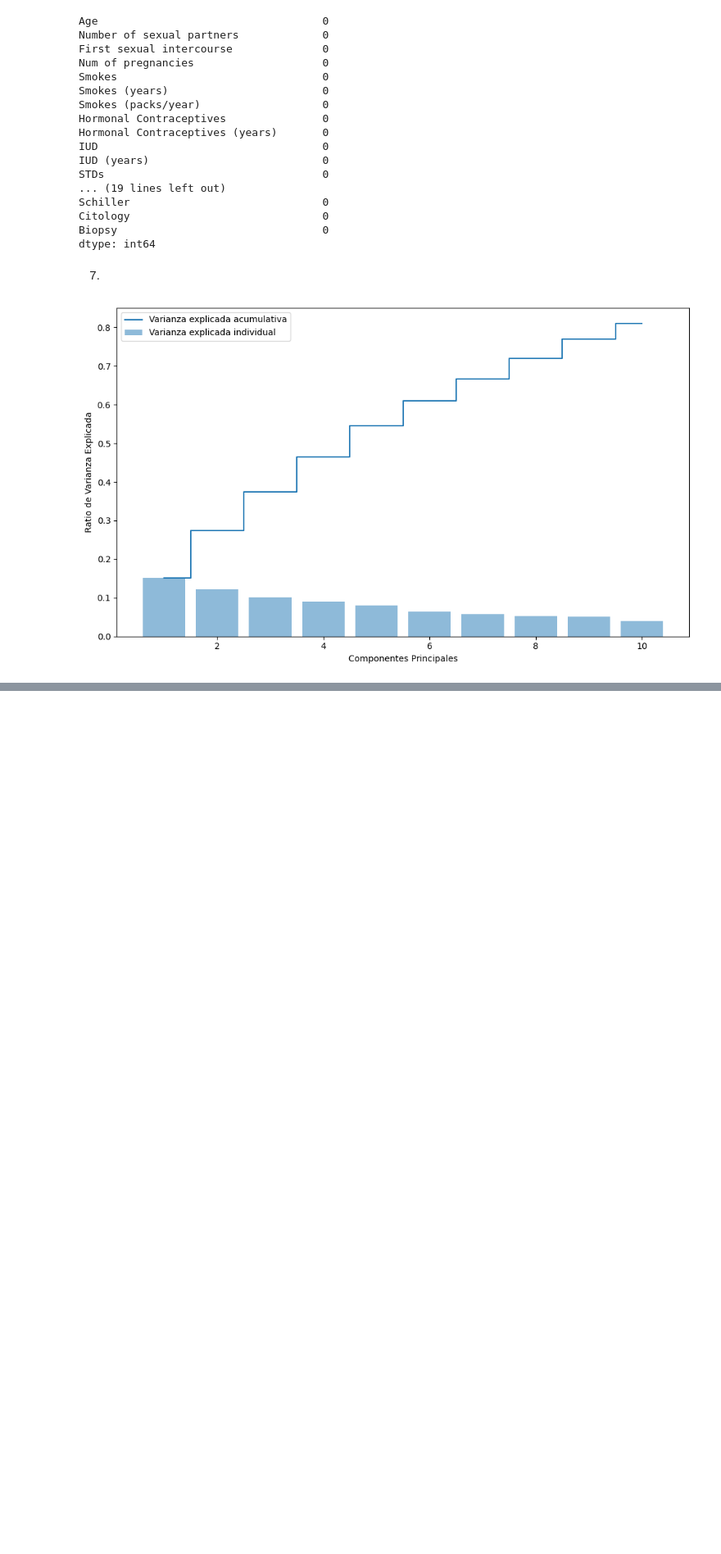
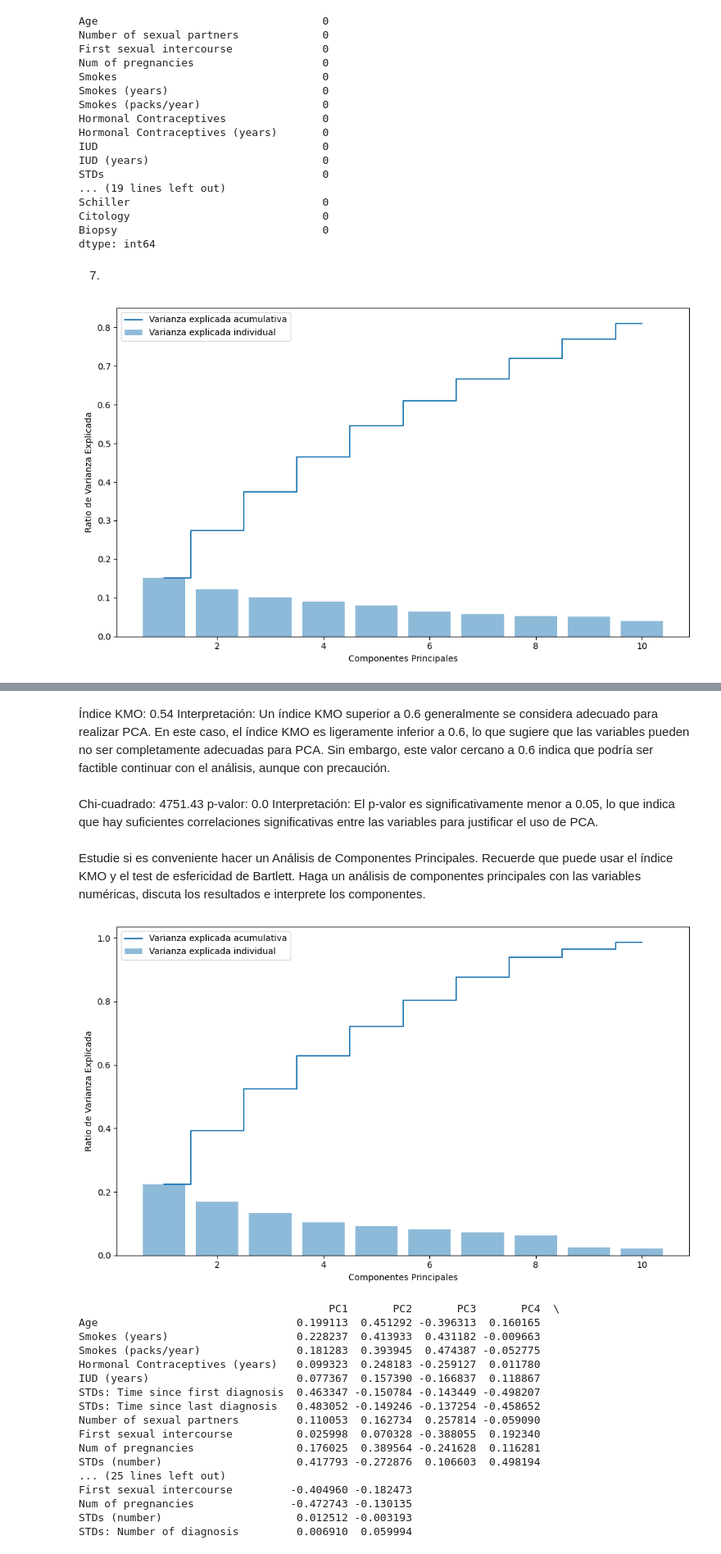
Before and after one commit to AGM54/DATASCIENCE, a Jupyter notebook: codigo.ipynb, the cells around one changed output, grey strips where cells are left out. Shown at 82% size. Drawn from its saved outputs; the diff is of its cells as text; code cells hidden in the pictures; blank space fills up the shorter version.

```diff
--- a/codigo.ipynb
+++ b/codigo.ipynb
@@ -606,0 +656,80 @@ plt.show()
+# %% [markdown]
+Índice KMO: 0.54
+Interpretación: Un índice KMO superior a 0.6 generalmente se considera adecuado para realizar PCA. En este caso, el índice KMO es ligeramente inferior a 0.6, lo que sugiere que las variables pueden no ser completamente adecuadas para PCA. Sin embargo, este valor cercano a 0.6 indica que podría ser factible continuar con el análisis, aunque con precaución.
+# %% [markdown]
+Chi-cuadrado: 4751.43
+p-valor: 0.0
+Interpretación: El p-valor es significativamente menor a 0.05, lo que indica que hay suficientes correlaciones significativas entre las variables para justificar el uso de PCA.
+# %% [markdown]
+Estudie si es conveniente hacer un Análisis de Componentes Principales. Recuerde que puede usar el
+índice KMO y el test de esfericidad de Bartlett. Haga un análisis de componentes principales con las
+variables numéricas, discuta los resultados e interprete los componentes.
+# %%
+import pandas as pd
+import numpy as np
+import matplotlib.pyplot as plt
+from sklearn.preprocessing import StandardScaler
+from sklearn.decomposition import PCA
+
+
+
+data = data.replace('?', pd.NA)
+for col in data.columns:
+    if data[col].dtype == 'object':
+        data[col] = pd.to_numeric(data[col], errors='coerce')
+
+# Identificar variables numéricas
+numeric_vars = [
+    'Age', 'Smokes (years)', 'Smokes (packs/year)', 'Hormonal Contraceptives (years)',
+    'IUD (years)', 'STDs: Time since first diagnosis', 'STDs: Time since last diagnosis',
+    'Number of sexual partners', 'First sexual intercourse', 'Num of pregnancies',
+    'STDs (number)', 'STDs: Number of diagnosis'
+]
+
+
+for col in numeric_vars:
+    data[col].fillna(data[col].median(), inplace=True)
+
+# Normalizar los datos antes de aplicar PCA
+scaler = StandardScaler()
+data_scaled = scaler.fit_transform(data[numeric_vars])
+
+# Aplicar PCA
+pca = PCA(n_components=10)
+principal_components = pca.fit_transform(data_scaled)
+
+
+pca_df = pd.DataFrame(data=principal_components, columns=[f'PC{i+1}' for i in range(10)])
+
+# Visualizar la varianza explicada por cada componente principal
+plt.figure(figsize=(10, 6))
+plt.bar(range(1, 11), pca.explained_variance_ratio_, alpha=0.5, align='center', label='Varianza explicada individual')
+plt.step(range(1, 11), np.cumsum(pca.explained_variance_ratio_), where='mid', label='Varianza explicada acumulativa')
+plt.ylabel('Ratio de Varianza Explicada')
+plt.xlabel('Componentes Principales')
+plt.legend(loc='best')
+plt.tight_layout()
+plt.show()
+
+# Mostrar la carga de los componentes principales
+loadings = pd.DataFrame(pca.components_.T, columns=[f'PC{i+1}' for i in range(10)], index=numeric_vars)
+print(loadings)
+# %% [output]
+[figure, added]
+                                       PC1       PC2       PC3       PC4  \
+Age                               0.199113  0.451292 -0.396313  0.160165
+Smokes (years)                    0.228237  0.413933  0.431182 -0.009663
+Smokes (packs/year)               0.181283  0.393945  0.474387 -0.052775
+Hormonal Contraceptives (years)   0.099323  0.248183 -0.259127  0.011780
+IUD (years)                       0.077367  0.157390 -0.166837  0.118867
+STDs: Time since first diagnosis  0.463347 -0.150784 -0.143449 -0.498207
+STDs: Time since last diagnosis   0.483052 -0.149246 -0.137254 -0.458652
+Number of sexual partners         0.110053  0.162734  0.257814 -0.059090
+First sexual intercourse          0.025998  0.070328 -0.388055  0.192340
+Num of pregnancies                0.176025  0.389564 -0.241628  0.116281
+STDs (number)                     0.417793 -0.272876  0.106603  0.498194
+... (25 lines left out)
+First sexual intercourse         -0.404960 -0.182473
+Num of pregnancies               -0.472743 -0.130135
+STDs (number)                     0.012512 -0.003193
+STDs: Number of diagnosis         0.006910  0.059994
```
Also changed, not shown: parts of 2 cells of this notebook.
